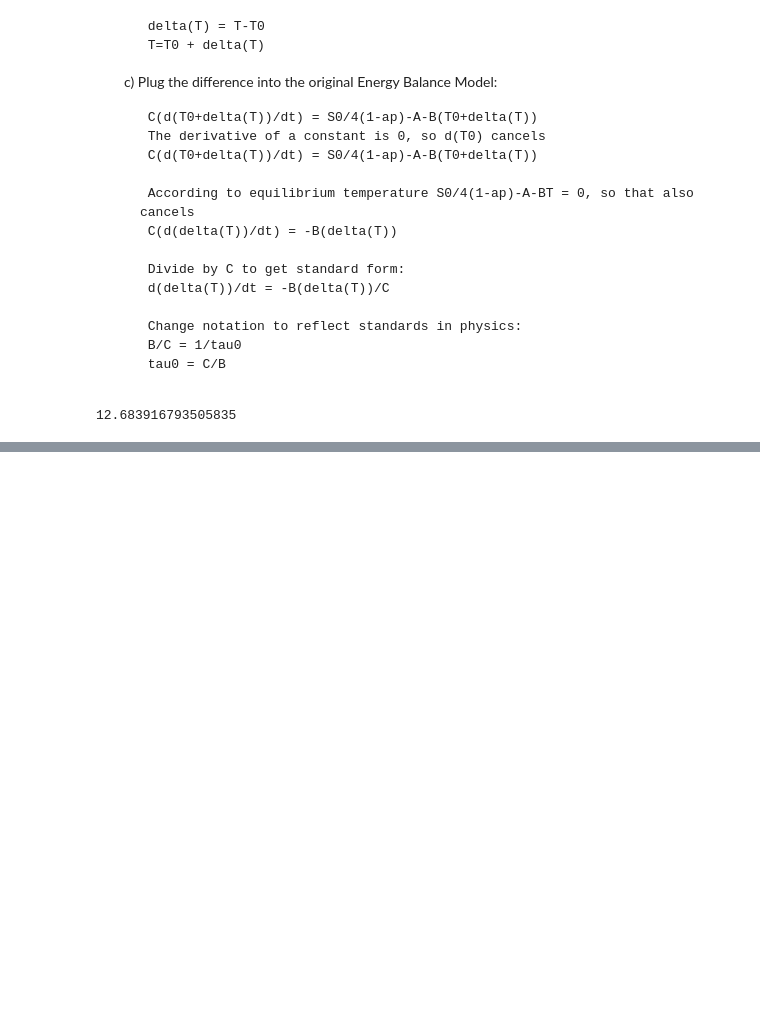
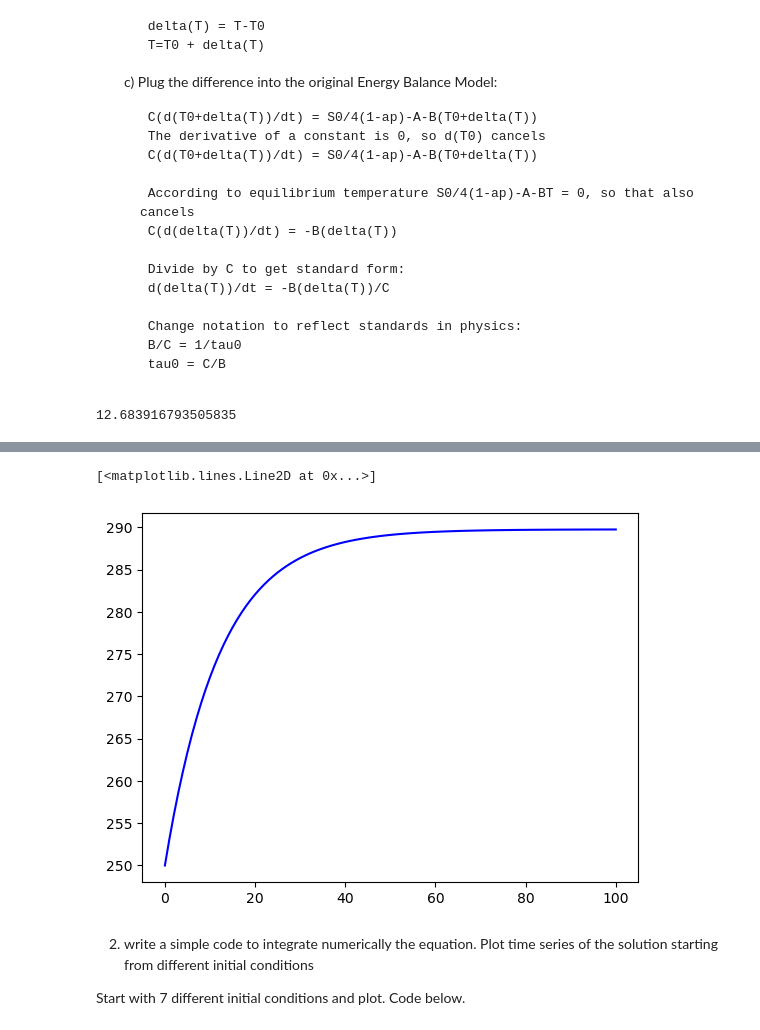
Before and after one commit to amethystaurora-robo/numerical_integration_exercises, a Jupyter notebook: numerical_integration.ipynb, the cells around one changed output, grey strips where cells are left out. Cells and saved outputs as stored; diff of their text form; code cells hidden in the pictures; blank space fills up the shorter version.

Commit message:
Exercise 1 and Started Exercise 2

```diff
--- a/numerical_integration.ipynb
+++ b/numerical_integration.ipynb
@@ -84,0 +97,25 @@ from different initial conditions
+# %%
+import numpy as np
+import matplotlib.pyplot as plt
+
+total_time = 100 #years
+#create discretisation points
+time = np.linspace(0,total_time,total_time+1)
+#create empty numpy array initialized with zeroes
+T=np.zeros((total_time+1,))
+#choose intial temp far enough away from equilibrium to see the change
+T[0]=250
+#Use the derived equation from the text above to solve the integral and plot, choose timestep of one
+for i in range(total_time):
+    T[i+1] = T[i]-(T[i]-eq_temp)/tau_zero*1
+# %%
+plt.figure()
+plt.plot(time,T,'b')
+# %% [output]
+[<matplotlib.lines.Line2D at 0x...>]
+[figure, added]
+# %% [markdown]
+2) write a simple code to integrate numerically the equation. Plot time series of the solution starting
+from different initial conditions
+
+Start with 7 different initial conditions and plot. Code below.
```
Also changed, not shown: parts of 17 cells of this notebook.
